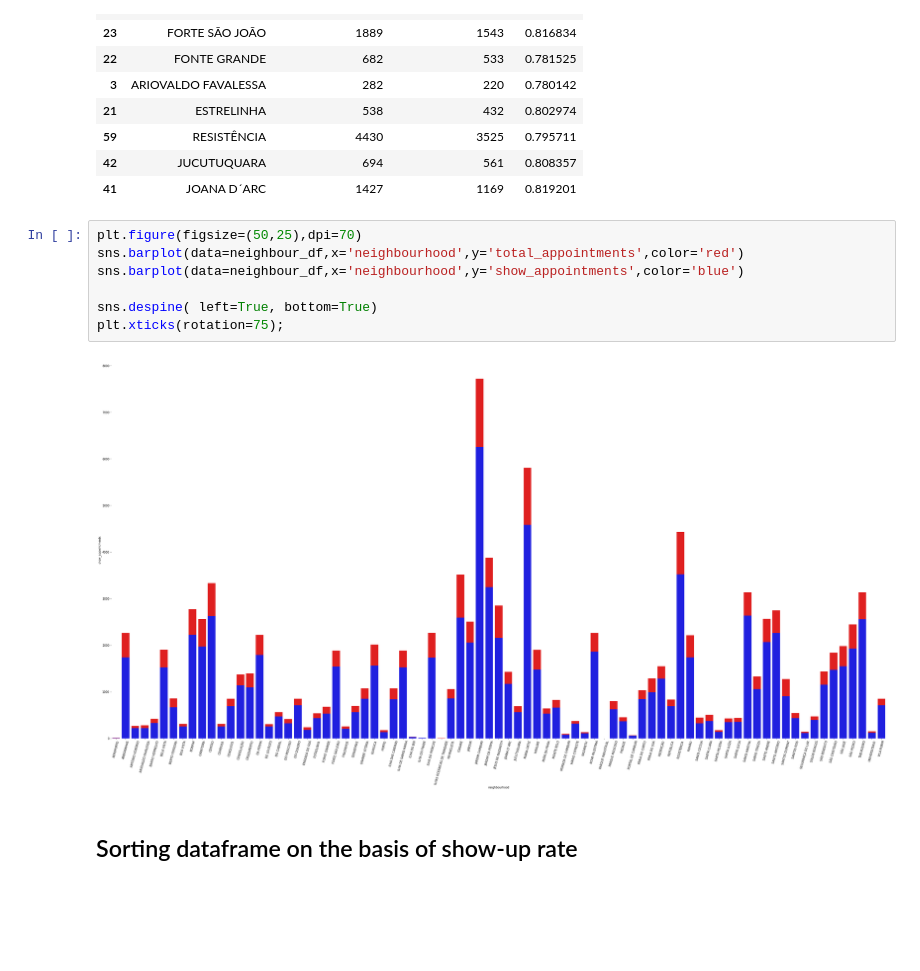
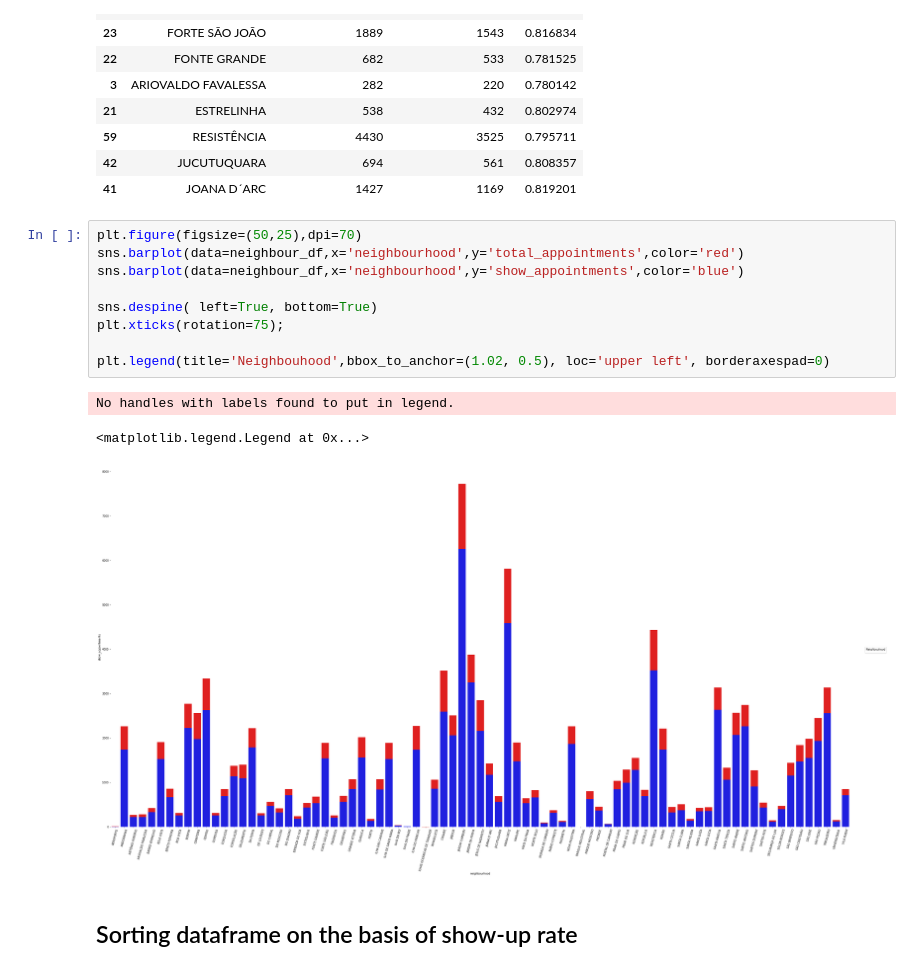
Before and after one commit to dishankkalra23/Medical-Appointment-No-Shows, a Jupyter notebook: Medical_Appointment_No_Shows.ipynb, the cells around one changed output. Saved outputs shown, nothing was run; the diff lists cells and outputs as text; blank space fills up the shorter version.

```diff
--- a/Medical_Appointment_No_Shows.ipynb
+++ b/Medical_Appointment_No_Shows.ipynb
@@ -727,12 +727,16 @@ neighbour_df.sample(10)
 # %%
 plt.figure(figsize=(50,25),dpi=70)
 sns.barplot(data=neighbour_df,x='neighbourhood',y='total_appointments',color='red')
 sns.barplot(data=neighbour_df,x='neighbourhood',y='show_appointments',color='blue')
 
 sns.despine( left=True, bottom=True)
 plt.xticks(rotation=75);
+
+plt.legend(title='Neighbouhood',bbox_to_anchor=(1.02, 0.5), loc='upper left', borderaxespad=0)
 # %% [output]
+No handles with labels found to put in legend.
+<matplotlib.legend.Legend at 0x...>
-[figure, old version]
+[figure, new version]
 # %% [markdown]
 ## Sorting dataframe on the basis of show-up rate
 # %% [markdown]
```
Also changed, not shown: parts of 21 cells of this notebook.
